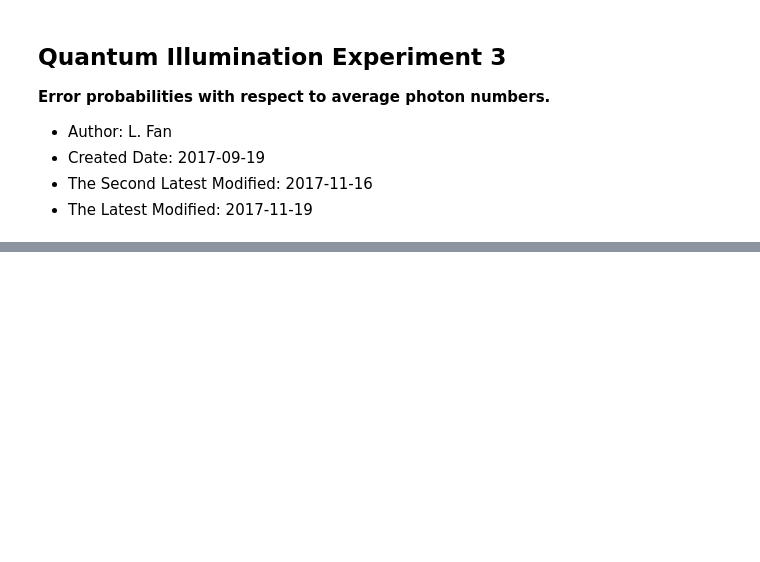
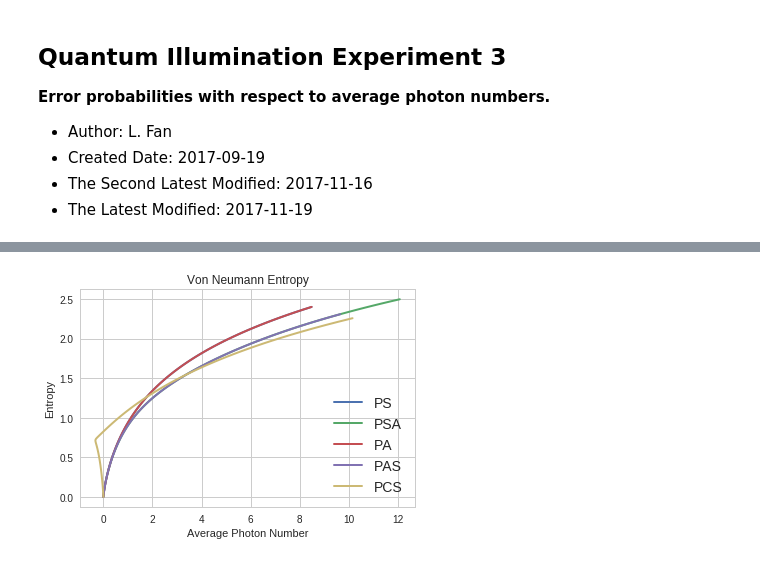
Before and after one commit to lffan/quantum_illumination, a Jupyter notebook: ipynbs/Experiment_0_Basic_Attributes.ipynb, the cells around one changed output, grey strips where cells are left out. Cells and saved outputs as stored; diff of their text form; code cells hidden in the pictures; blank space fills up the shorter version.

```diff
--- a/ipynbs/Experiment_0_Basic_Attributes.ipynb
+++ b/ipynbs/Experiment_0_Basic_Attributes.ipynb
@@ -34,3 +34,21 @@ df1.head()
+# %%
+for name in ('PS', 'PSA'):
+    temp_df = df1[df1['State'] == name]
+    plt.plot(temp_df['Aver_N'], temp_df['VN_Entropy'],
+             lw=2, label=name)
+for name in ('PA', 'PAS', 'PCS'):
+    temp_df = df1[df1['State'] == name]
+    plt.plot(temp_df['Aver_N'] - 2, temp_df['VN_Entropy'],
+             lw=2, label=name)
+# plt.xlim(0, 2)
+# plt.ylim(0.43, 0.5)
+plt.legend(loc=0, fontsize=14)
+plt.xlabel("Average Photon Number")
+plt.ylabel("Entropy")
+plt.title("Von Neumann Entropy")
+plt.show()
+# %% [output]
+[figure, added]
 # %%
 for name in names:
     temp_df = df1[df1['State'] == name]
```
Also changed, not shown: parts of 7 cells of this notebook, 1 other file.
